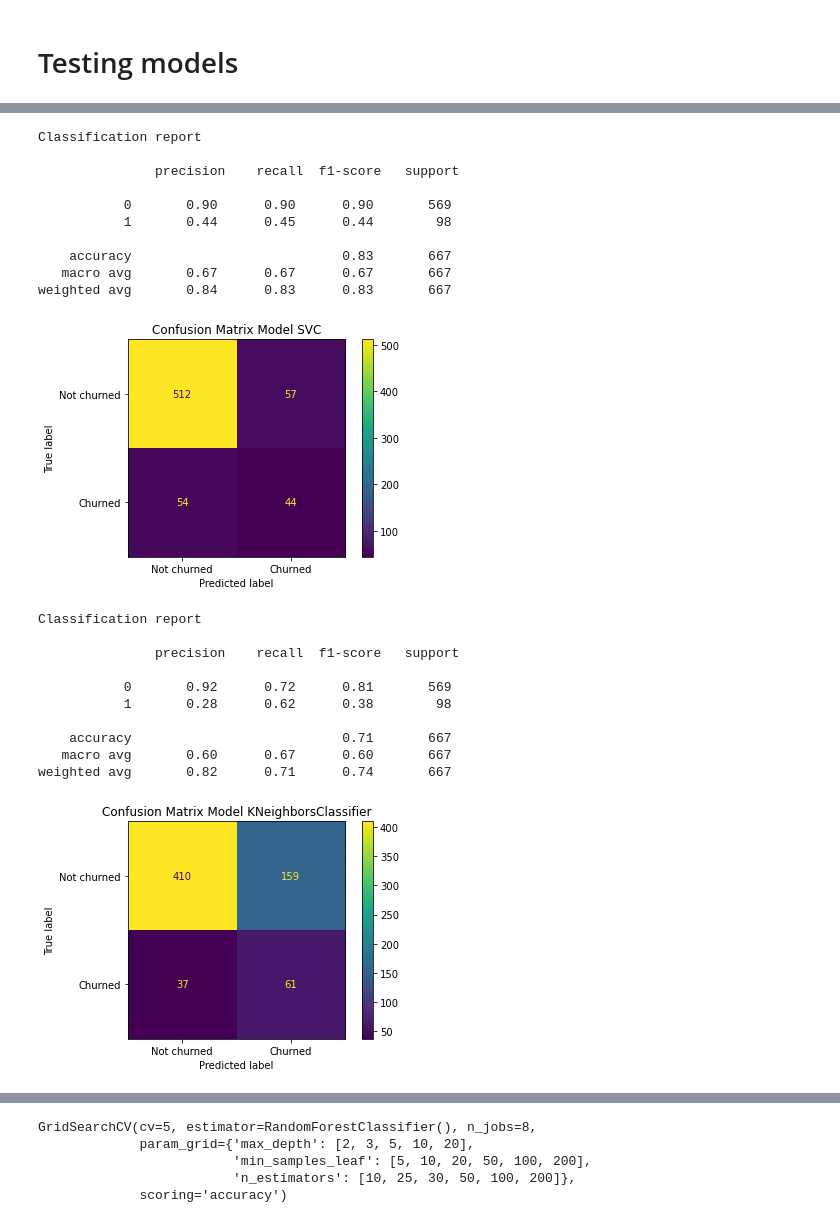
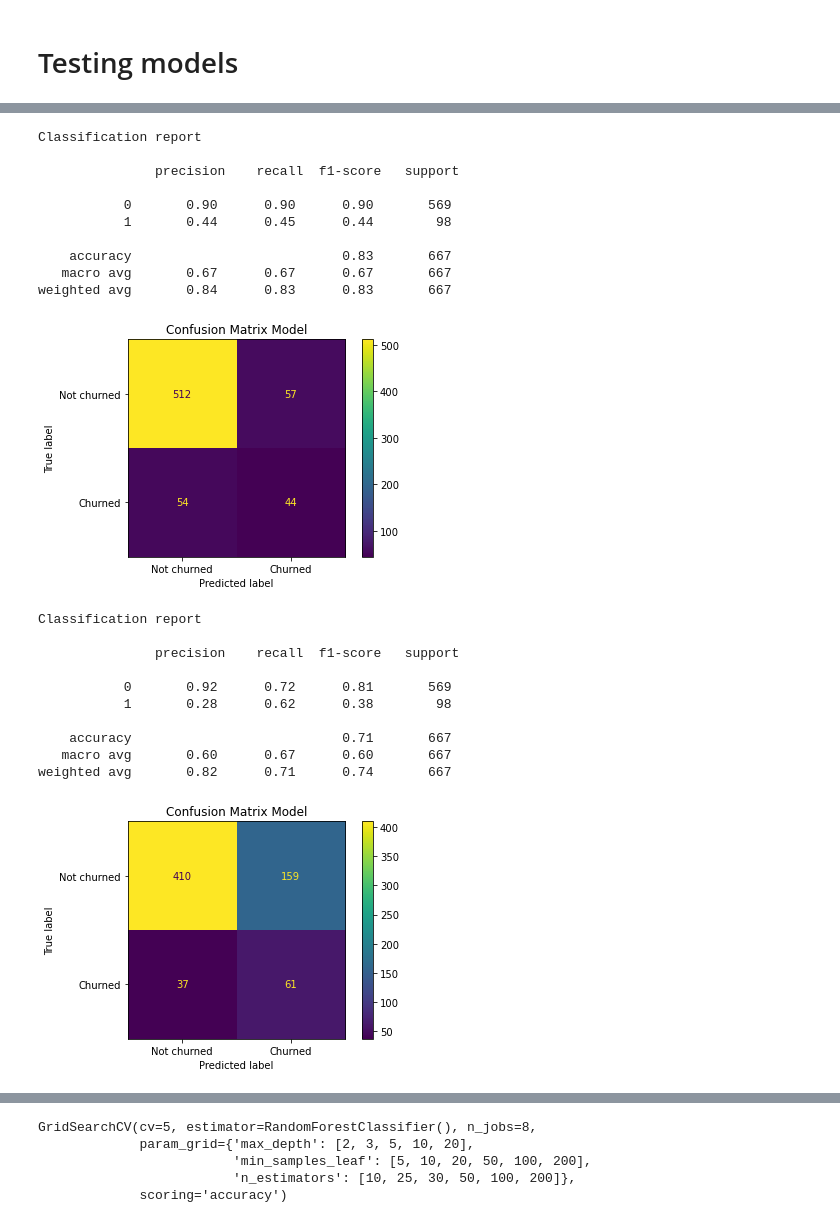
Before and after one commit to HenriPett/Churn-prediction, a Jupyter notebook: ChurnModel.ipynb, the cells around one changed output, grey strips where cells are left out. Saved outputs shown, nothing was run; the diff lists cells and outputs as text; code cells hidden in the pictures.

```diff
--- a/ChurnModel.ipynb
+++ b/ChurnModel.ipynb
@@ -155,7 +142,7 @@ from sklearn.metrics import classification_report
 from sklearn.metrics import confusion_matrix
 from sklearn.metrics import plot_confusion_matrix
 
-def get_scores(model, title):
+def get_scores(model):
         model = model()
         model = model.fit(X_train_upsampled, y_train_upsampled)
         predicted_values = model.predict(X_test)
@@ -163,7 +150,7 @@ def get_scores(model, title):
         print('Classification report \n\n', classification_report(y_test, predicted_values))
 
         plot_confusion_matrix(model, X_test, y_test)
-        plt.title(f'Confusion Matrix Model {title}')
+        plt.title(f'Confusion Matrix Model')
         plt.xticks([0,1],['Not churned','Churned'])
         plt.yticks([0,1],['Not churned','Churned'])
 # %%
@@ -224,7 +211,7 @@ weighted avg       0.92      0.93      0.92       667
 # %%
 from sklearn.svm import SVC
 
-get_scores(SVC, 'SVC')
+get_scores(SVC)
 # %% [output]
 Classification report
 
@@ -236,23 +223,23 @@ Classification report
     accuracy                           0.83       667
    macro avg       0.67      0.67      0.67       667
 weighted avg       0.84      0.83      0.83       667
-[figure, old version]
+[figure, new version]
 # %%
 from sklearn.neighbors import KNeighborsClassifier
 
-get_scores(KNeighborsClassifier, 'KNeighborsClassifier')
+get_scores(KNeighborsClassifier)
 # %% [output]
 Classification report
 
                precision    recall  f1-score   support
 
            0       0.92      0.72      0.81       569
            1       0.28      0.62      0.38        98
 
     accuracy                           0.71       667
    macro avg       0.60      0.67      0.60       667
 weighted avg       0.82      0.71      0.74       667
-[figure, old version]
+[figure, new version]
 # %%
 from sklearn.naive_bayes import GaussianNB
 
```
Also changed, not shown: parts of 18 cells of this notebook.
